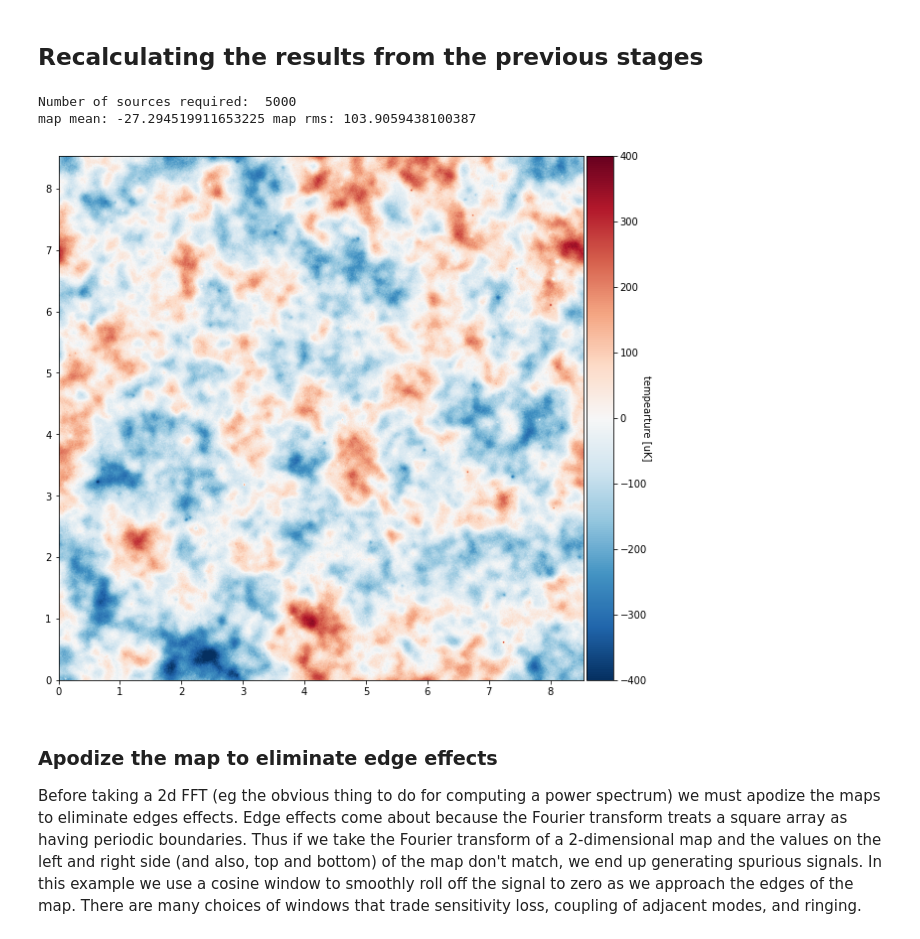
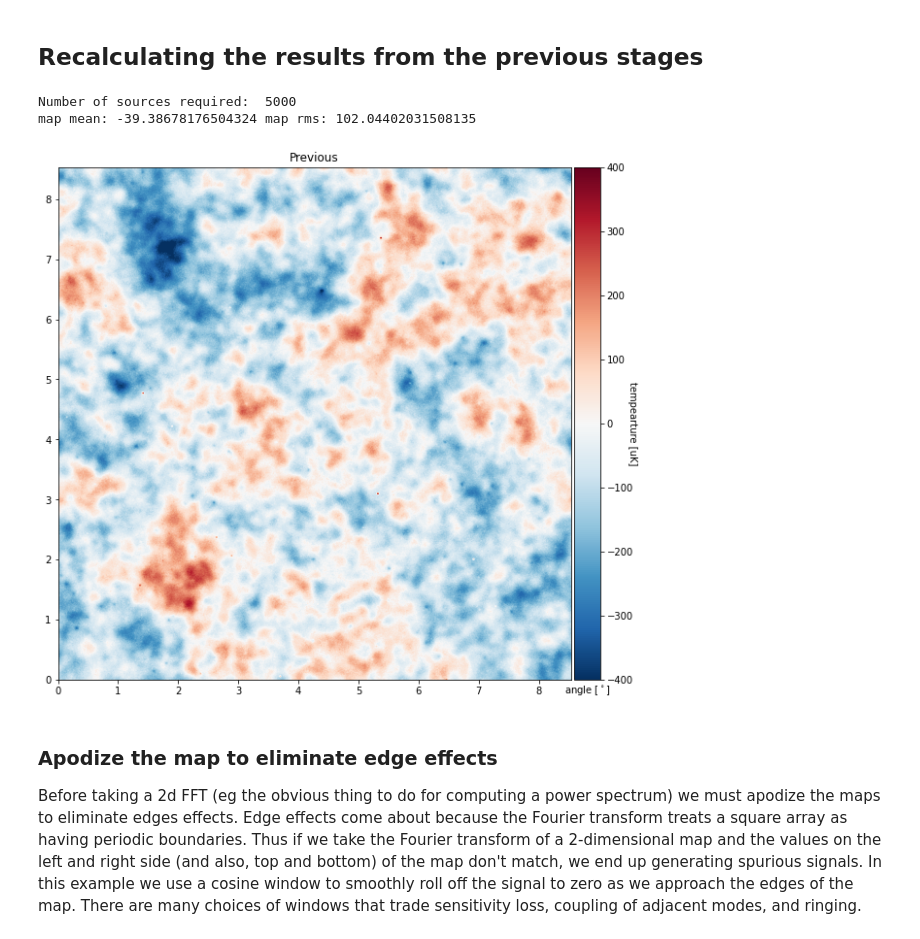
Before and after one commit to DEboy2007/CMBPaper, a Jupyter notebook: CMB_School_Part_04 - needed, for later.ipynb, the cells around one changed output. Saved outputs shown, nothing was run; the diff lists cells and outputs as text; code cells hidden in the pictures.

```diff
--- a/CMB_School_Part_04 - needed, for later.ipynb
+++ b/CMB_School_Part_04 - needed, for later.ipynb
@@ -48,32 +48,32 @@ one_over_f_noise_level = cs.one_over_f_noise_level
 # %%
 ## Make a CMB map
 ell, DlTT = np.loadtxt("CAMB_fiducial_cosmo_scalCls.dat", usecols=(0, 1), unpack=True)
 CMB_T = make_CMB_T_map(N,pix_size,ell,DlTT)
 
 ## make a point source map
 PSMap = Poisson_source_component(N,pix_size,Number_of_Sources,Amplitude_of_Sources)
 PSMap +=  Exponential_source_component(N,pix_size,Number_of_Sources_EX,Amplitude_of_Sources_EX)
 
 ## make an SZ map
 SZMap,SZCat = SZ_source_component(N,pix_size,Number_of_SZ_Clusters,Mean_Amplitude_of_SZ_Clusters,SZ_beta,SZ_Theta_core,False)
 
 ## add them all together to get the sky map at a single freuqency
 total_map = CMB_T + PSMap + SZMap
 
 ## incorperate the impact of the instrument
     ## beam
 CMB_T_convolved =convolve_map_with_gaussian_beam(N,pix_size,beam_size_fwhp,total_map)
     ## noise
 Noise = make_noise_map(N,pix_size,white_noise_level,atmospheric_noise_level,one_over_f_noise_level)
 
 total_map_plus_noise = CMB_T_convolved + Noise
 
 ## plot the result
-p=Plot_CMB_Map(total_map_plus_noise,c_min,c_max,X_width,Y_width)
+p=Plot_CMB_Map(total_map_plus_noise,c_min,c_max,X_width,Y_width, "Previous")
 # %% [output]
 Number of sources required:  5000
-map mean: -27.294519911653225 map rms: 103.9059438100387
+map mean: -39.38678176504324 map rms: 102.04402031508135
-[figure, old version]
+[figure, new version]
 # %% [markdown]
 ### Apodize  the map to eliminate edge effects
 
```
Also changed, not shown: parts of 3 cells of this notebook, 1 other file.
